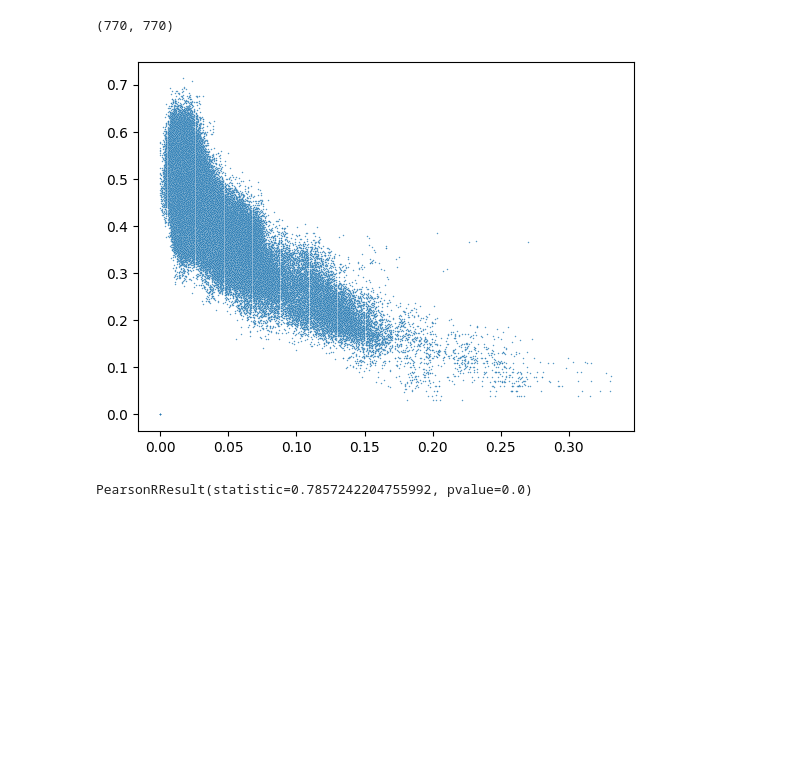
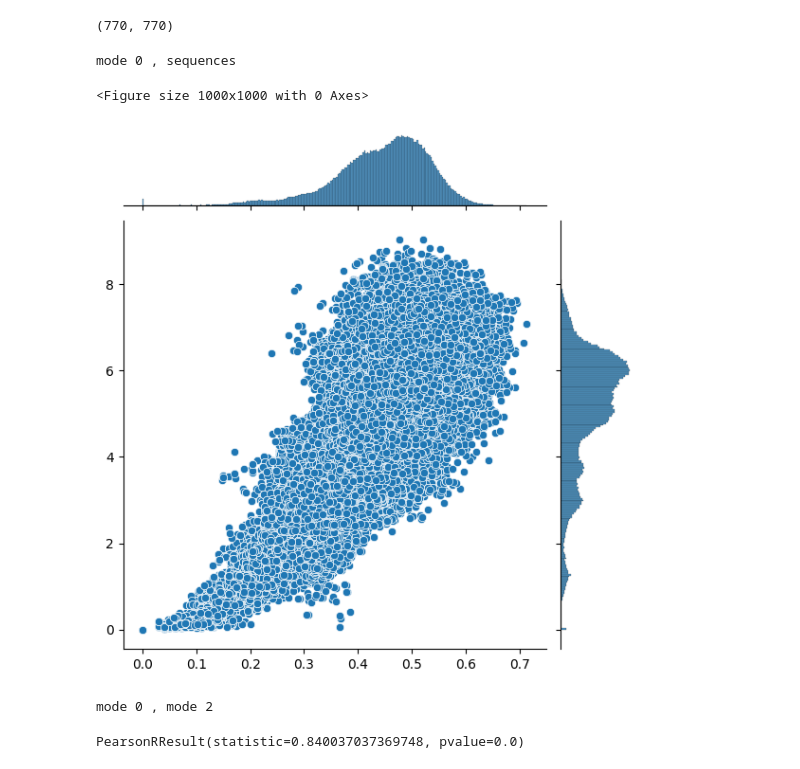
Before and after one commit to DessimozLab/fold_tree, a Jupyter notebook: search_based_trees.ipynb, the cells around one changed output. Saved outputs shown, nothing was run; the diff lists cells and outputs as text; code cells hidden in the pictures; blank space fills up the shorter version.

Commit message:
testing out different distances

```diff
--- a/search_based_trees.ipynb
+++ b/search_based_trees.ipynb
@@ -258,3 +265,8 @@ alndist += alndist.T
+# %%
+alndist = np.load( './examples/RRNPP/round2/all/alndist.dist.npy')
+m1 = np.load( './examples/RRNPP/round2/all/struct_0.dist.npy')
+m2 = np.load( './examples/RRNPP/round2/all/struct_1.dist.npy')
+m3 = np.load( './examples/RRNPP/round2/all/struct_2.dist.npy')
 # %%
 print(alndist.shape)
 # %% [output]
@@ -262,26 +274,33 @@ print(alndist.shape)
 # %%
 #make a dictionary of the distance matrices
 distdict = { 'mode 0' : m1, 'sequences' : m2, 'mode 2' : m3, 'aln identity' : alndist }
+# %%
+distdict['mode 2 exp'] = np.exp( 3 * m3 )
 # %%
 #grab identifiers
 import itertools
 import numpy as np
 import seaborn as sns
 import matplotlib.pyplot as plt
 
 
-#plot the flattened distance matrices relative to each other
+#plot the flattened distance matrices relative to each other with seaborn
 for mat1,mat2 in itertools.combinations(distdict,2):
-    plt.figure()
-    plt.scatter(distdict[mat1].flatten(), distdict[mat2].flatten(), s=1)
-    plt.xlabel(mat1)
-    plt.ylabel(mat2)
-    plt.savefig('./examples/RRNPP/round2/all/'+mat1+'_'+mat2+'_distmat_scatter.svg', bbox_inches='tight')
+    print(mat1, ',' ,mat2)
+    plt.figure(figsize=(10,10))
+
+    #
+    sns.jointplot(x = distdict[mat1].flatten() , y = distdict[mat2].flatten() , alpha=0.05 )
+
+    plt.savefig('./examples/RRNPP/round2/all/' + mat1 + '-' + mat2 + '.svg', bbox_inches='tight')
     plt.show()
 # %% [output]
+mode 0 , sequences
+<Figure size 1000x1000 with 0 Axes>
-[figure, old version]
+[figure, new version]
+mode 0 , mode 2
 # %%
 import scipy.stats as stats
 stats.pearsonr(m2.flatten(), m1.flatten())
 # %% [output]
-PearsonRResult(statistic=0.7857242204755992, pvalue=0.0)
+PearsonRResult(statistic=0.840037037369748, pvalue=0.0)
```
Also changed, not shown: parts of 8 cells of this notebook.
